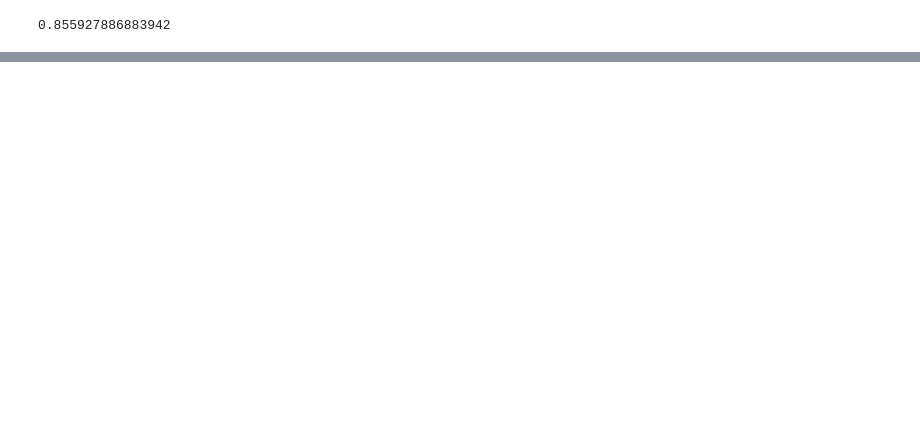
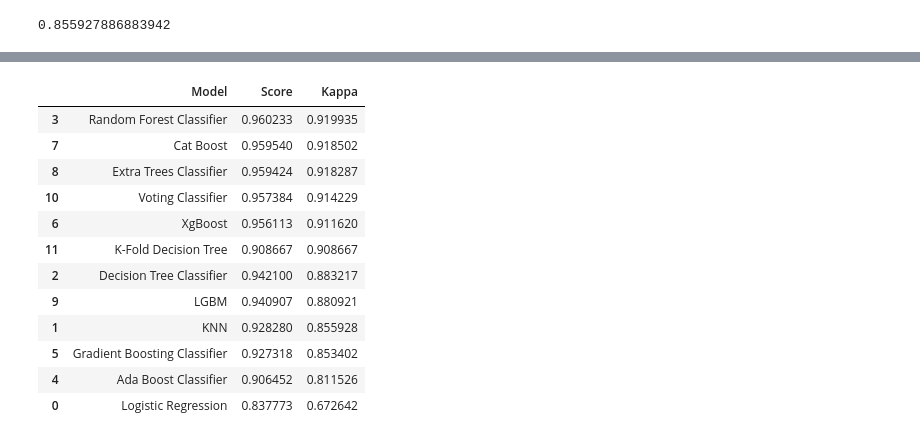
Before and after one commit to DJ1070/Airline_Passenger_Satisfaction, a Jupyter notebook: Airline.ipynb, the cells around one changed output, grey strips where cells are left out. Saved outputs shown, nothing was run; the diff lists cells and outputs as text; code cells hidden in the pictures; blank space fills up the shorter version.

```diff
--- a/Airline.ipynb
+++ b/Airline.ipynb
@@ -339,16 +523,30 @@ kappa_vc
 # %%
 # Models Comparison
 models = pd.DataFrame({
     'Model' : ['Logistic Regression', 'KNN', 'Decision Tree Classifier', 'Random Forest Classifier','Ada Boost Classifier',
              'Gradient Boosting Classifier', 'XgBoost', 'Cat Boost', 'Extra Trees Classifier', 'LGBM', 'Voting Classifier', 'K-Fold Decision Tree'],
     'Score' : [accuracy_lr, accuracy_knn, accuracy_dt, accuracy_rf, accuracy_ada, accuracy_gb, accuracy_xgb, accuracy_cat,
               accuracy_etc, accuracy_lgbm, accuracy_vc, model_kfdt.mean()],
     'Kappa' : [kappa_lr, kappa_knn, kappa_dt, kappa_rf, kappa_ada, kappa_gb, kappa_xgb, kappa_cat, kappa_etc, kappa_lgbm,
               kappa_vc, model_kfdt.mean()]
 })
 
-
-models.sort_values(by = 'Kappa', ascending = False)
+models_sorted = models.sort_values(by = 'Kappa', ascending = False)
+models_sorted
+# %% [output]
+|  | Model | Score | Kappa |
+| 3 | Random Forest Classifier | 0.960233 | 0.919935 |
+| 7 | Cat Boost | 0.959540 | 0.918502 |
+| 8 | Extra Trees Classifier | 0.959424 | 0.918287 |
+| 10 | Voting Classifier | 0.957384 | 0.914229 |
+| 6 | XgBoost | 0.956113 | 0.911620 |
+| 11 | K-Fold Decision Tree | 0.908667 | 0.908667 |
+| 2 | Decision Tree Classifier | 0.942100 | 0.883217 |
+| 9 | LGBM | 0.940907 | 0.880921 |
+| 1 | KNN | 0.928280 | 0.855928 |
+| 5 | Gradient Boosting Classifier | 0.927318 | 0.853402 |
+| 4 | Ada Boost Classifier | 0.906452 | 0.811526 |
+| 0 | Logistic Regression | 0.837773 | 0.672642 |
 # %%
 # PLOT: All Kappa values as comparison
 
```
Also changed, not shown: parts of 29 cells of this notebook, 4 other files.
